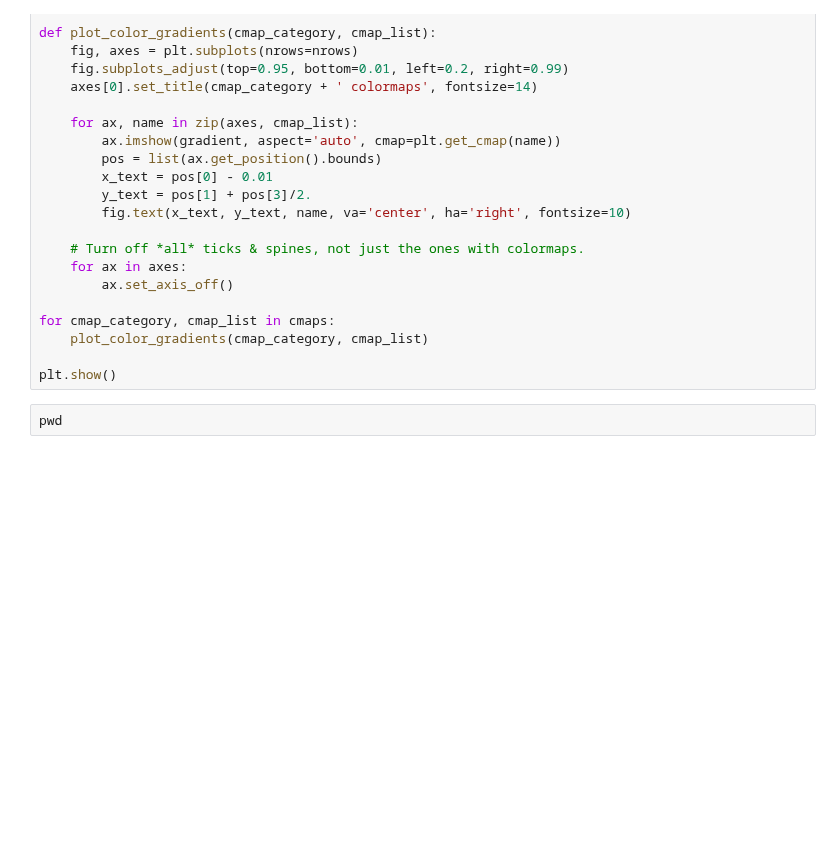
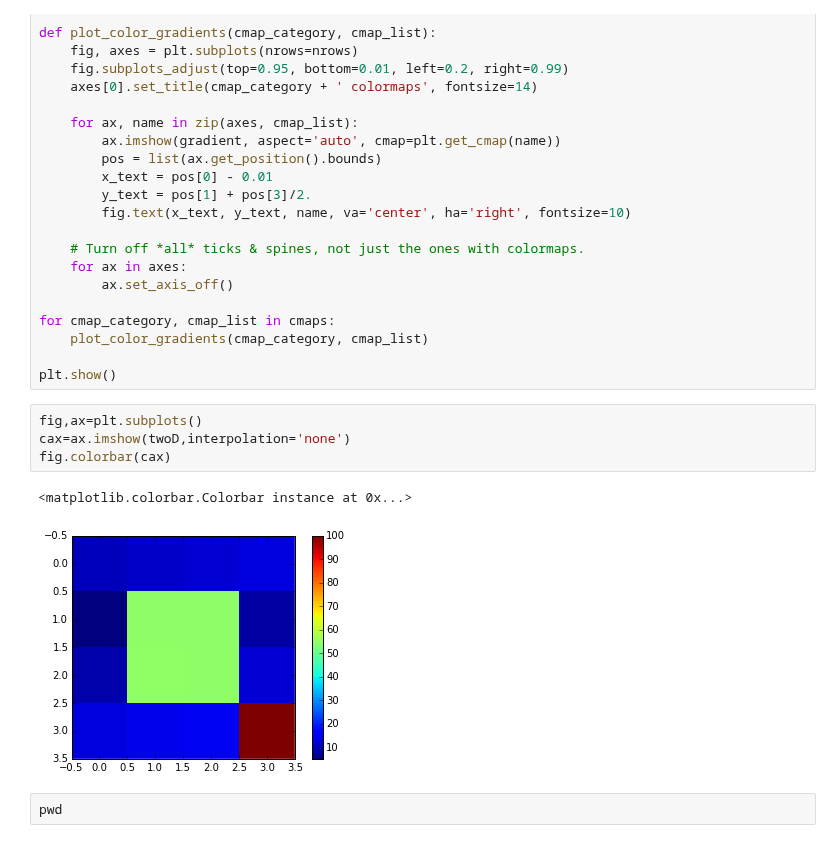
Before and after one commit to bmaillou/BigDataPython, a Jupyter notebook: TwoDArrays.ipynb, the cells around one changed output. Cells and saved outputs as stored; diff of their text form; blank space fills up the shorter version.

```diff
--- a/TwoDArrays.ipynb
+++ b/TwoDArrays.ipynb
@@ -418,6 +433,13 @@ for cmap_category, cmap_list in cmaps:
     plot_color_gradients(cmap_category, cmap_list)
 
 plt.show()
+# %%
+fig,ax=plt.subplots()
+cax=ax.imshow(twoD,interpolation='none')
+fig.colorbar(cax)
+# %% [output]
+<matplotlib.colorbar.Colorbar instance at 0x...>
+[figure, added]
 # %%
 pwd
 # %% [output]
```
Also changed, not shown: parts of 13 cells of this notebook, 1 other file.
